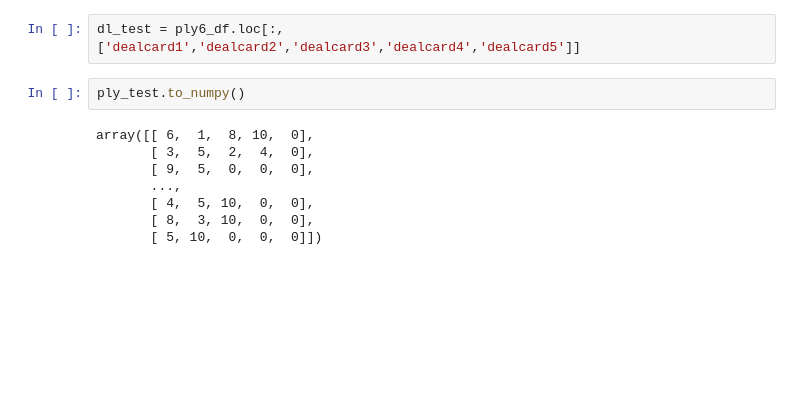
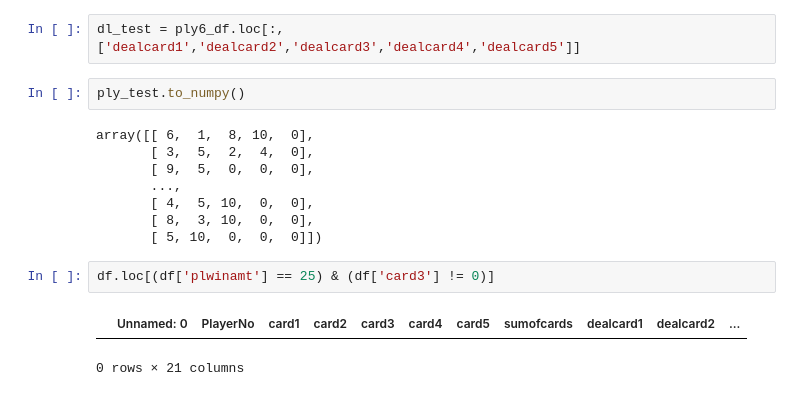
Before and after one commit to BlackJackWinner/cs663-project-blackjack, a Jupyter notebook: blackjack_dataset_winner.ipynb, the cells around one changed output. Saved outputs shown, nothing was run; the diff lists cells and outputs as text; blank space fills up the shorter version.

```diff
--- a/blackjack_dataset_winner.ipynb
+++ b/blackjack_dataset_winner.ipynb
@@ -90,3 +90,8 @@ array([[ 6,  1,  8, 10,  0],
        [ 4,  5, 10,  0,  0],
        [ 8,  3, 10,  0,  0],
        [ 5, 10,  0,  0,  0]])
+# %%
+df.loc[(df['plwinamt'] == 25) & (df['card3'] != 0)]
+# %% [output]
+|  | Unnamed: 0 | PlayerNo | card1 | card2 | card3 | card4 | card5 | sumofcards | dealcard1 | dealcard2 | ... |
+0 rows × 21 columns
```
Also changed, not shown: 2 other files.
